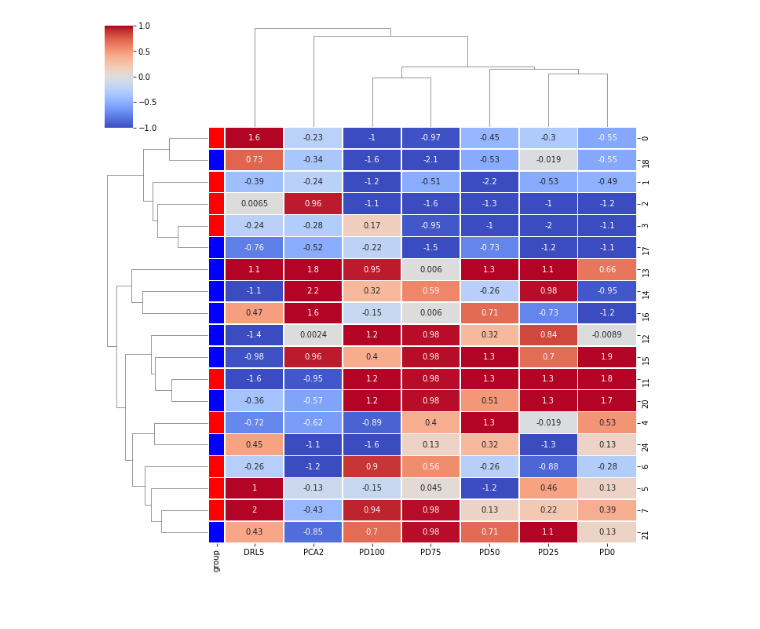
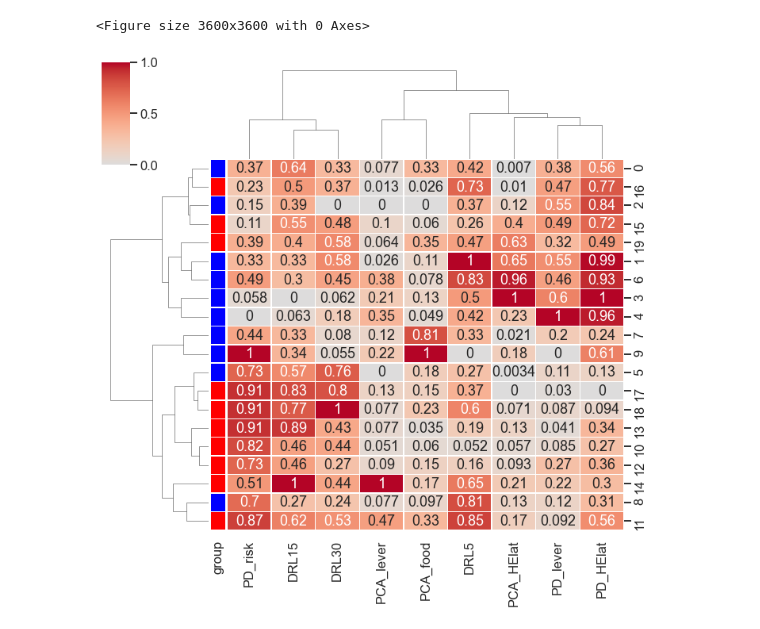
Before and after one commit to grace3999/MedPC, a Jupyter notebook: PCA_PD_DRL_analysis.ipynb, the cells around one changed output. Cells and saved outputs as stored; diff of their text form; code cells hidden in the pictures.

Commit message:
add cluster

```diff
--- a/PCA_PD_DRL_analysis.ipynb
+++ b/PCA_PD_DRL_analysis.ipynb
@@ -55,0 +69,6 @@ PCA_melt_wi = PCA_melt_wi.iloc[1:][['group', 'animal', 'PCA_score_2.6']]
+# %%
+DRL_melt = pd.read_csv(file_paths[13])
+DRL_melt = pd.DataFrame(data = DRL_melt)
+DRL_melt['group'] = DRL_melt['group'].replace({'4':'sham','5':'blast'})
+DRL_melt = DRL_melt.drop(DRL_melt.index[0])
+DRL_melt.head()
@@ -56,6 +82,7 @@ PCA_melt_wi = PCA_melt_wi.iloc[1:][['group', 'animal', 'PCA_score_2.6']]
 # %%
-PD_melt = pd.read_csv(file_paths[9])
+PD_melt = pd.read_csv(file_paths[11])
 PD_melt = pd.DataFrame(data = PD_melt)
+PD_melt['group'] = PD_melt['group'].replace({4:'sham',5:'blast'})
 PD_melt_wi = PD_melt[PD_melt['part'] == 'within']
 PD_melt_wi = PD_melt_wi[PD_melt_wi['sub_session'] == 2]
-PD_melt_wi = PD_melt_wi.iloc[1:][['group', 'animal', 'high_reward_perc.1', 'high_reward_perc.4', 'high_reward_perc.3', 'high_reward_perc.2', 'high_reward_perc']]
+PD_melt_wi.head()
@@ -104,0 +96,18 @@ sns.heatmap(final_melt_wi_exclude[['PCA2', 'DRL5', 'DRL15', 'DRL30', 'PD100', 'P
+# %%
+PCA_melt_wi_short = PCA_melt_wi[['group', 'animal', 'lp_AUC', 'food_AUC', '1se_food_lat']]
+DRL_melt_short = DRL_melt[['group', 'animal', 'DRL_error', 'DRL_error.1', 'DRL_error.2',]]
+PD_melt_wi_short = PD_melt_wi[['group', 'animal', 'high_reward_perc_mean', 'lever_ratio_ave', 'HE_trial_start_latency_1st_mean']]
+PD_melt_wi_short['animal'] = PD_melt_wi_short['animal'].astype('int').astype('str')
+
+final_merge = PCA_melt_wi_short.merge(PD_melt_wi_short, on=['group', 'animal',]).merge(DRL_melt_short, on=['group', 'animal',])
+final_merge.columns = ['group', 'animal',
+                       'PCA_lever', 'PCA_food', 'PCA_HElat',
+                       'PD_risk', 'PD_lever', 'PD_HElat',
+                       'DRL5', 'DRL15', 'DRL30']
+final_merge['DRL5'] = final_merge['DRL5'].astype('float')
+final_merge['DRL15'] = final_merge['DRL15'].astype('float')
+final_merge['DRL30'] = final_merge['DRL30'].astype('float')
+final_merge['PCA_lever'] = final_merge['PCA_lever'].astype('float')
+final_merge['PD_HElat'] = final_merge['PD_HElat'].astype('float')
+
+final_merge.info()
@@ -104,0 +133,4 @@ sns.heatmap(final_melt_wi_exclude[['PCA2', 'DRL5', 'DRL15', 'DRL30', 'PD100', 'P
+# %%
+params = ['PCA_lever', 'PCA_food', 'PCA_HElat',
+                       'PD_risk', 'PD_lever', 'PD_HElat',
+                       'DRL5', 'DRL15', 'DRL30']
@@ -105,10 +259,13 @@ sns.heatmap(final_melt_wi_exclude[['PCA2', 'DRL5', 'DRL15', 'DRL30', 'PD100', 'P
 # %%
-lut = dict(zip(final_melt_wi_exclude['group'].unique(), "rbg"))
-row_colors = final_melt_wi_exclude['group'].map(lut)
-g = sns.clustermap(final_melt_wi_exclude[['PCA2', 'DRL5', 'PD100', 'PD75', 'PD50', 'PD25', 'PD0',]].dropna(), row_colors=row_colors,
-                  z_score=1,
-               annot=True, vmin=-1, vmax=1, center=0, cmap = 'coolwarm',
+
+lut = dict(zip(final_merge['group'].unique(), "brg"))
+row_colors = final_merge['group'].map(lut)
+plt.figure(figsize=(50,50))
+g = sns.clustermap(final_merge[params], row_colors=row_colors,
+                 metric="euclidean", standard_scale=1, method="ward",
+               annot=True, vmin=0, vmax=1, center=0, cmap = 'coolwarm',
                square=True, linewidths=.5, cbar_kws={"shrink": .5})
 plt.show()
 # %% [output]
+<Figure size 3600x3600 with 0 Axes>
-[figure, old version]
+[figure, new version]
```
Also changed, not shown: parts of 30 cells of this notebook.
